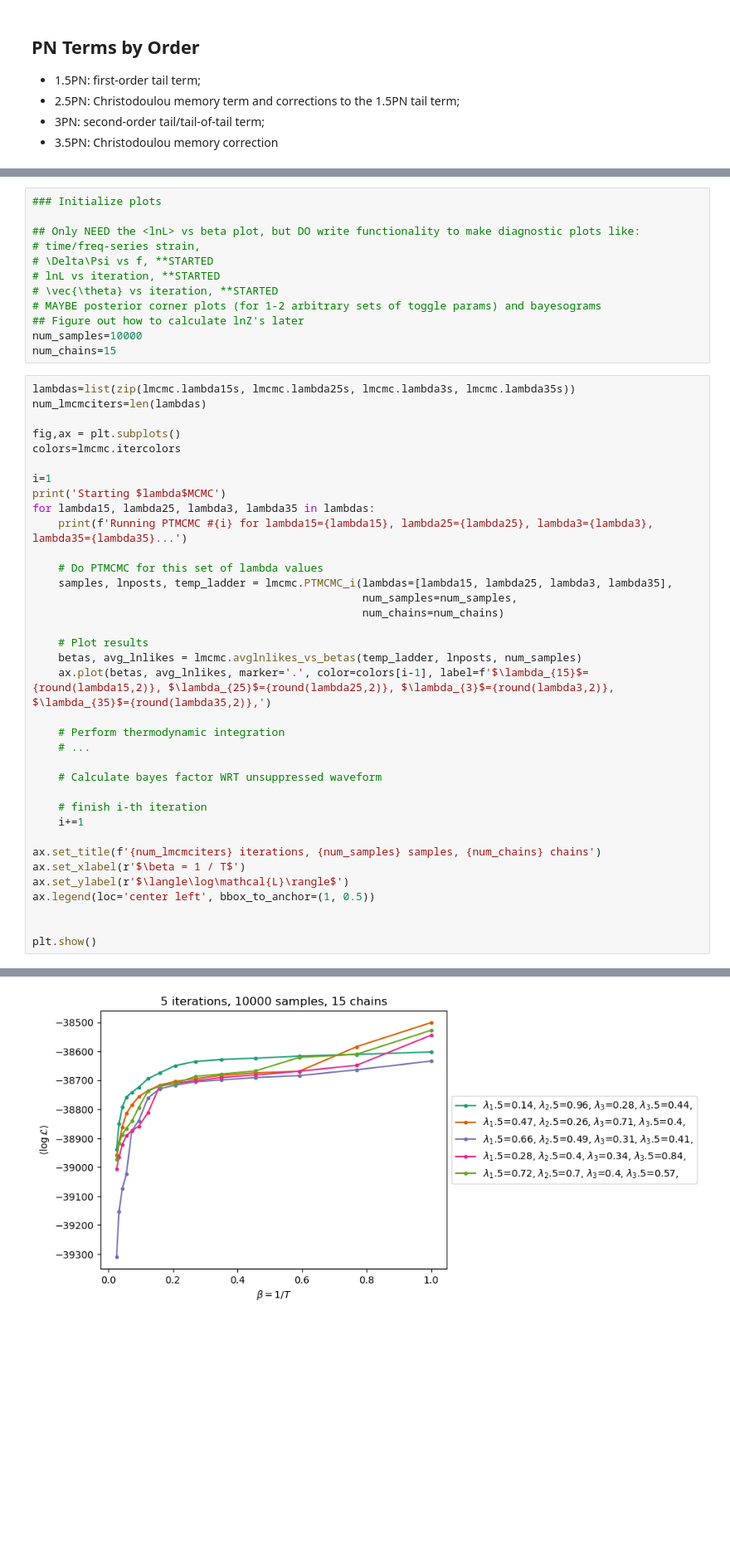
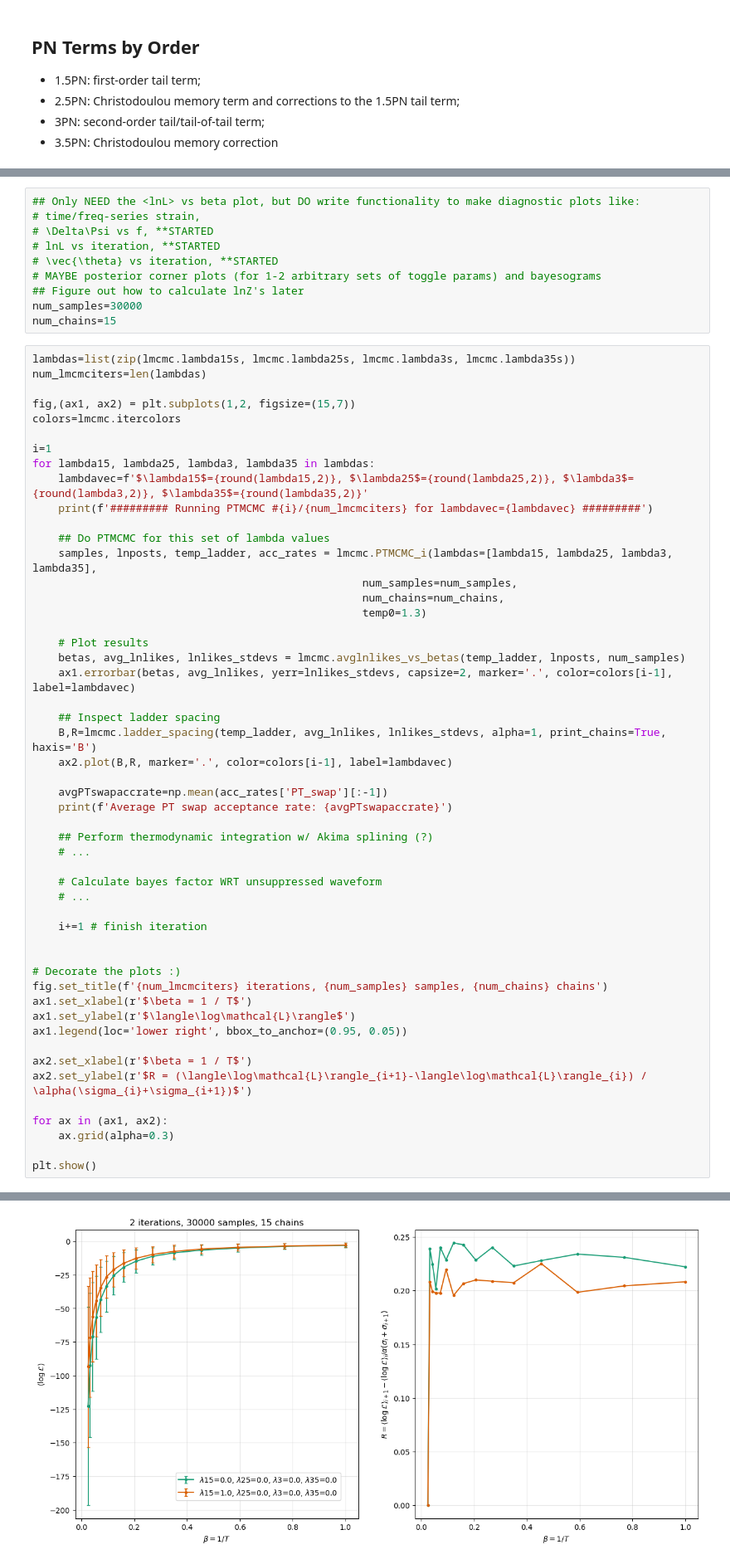
Before and after one commit to jimmy-gw/GWTails_ParameterEstimation, a Jupyter notebook: TAILSvsNOTAILS_MCMC.ipynb, the cells around one changed output, grey strips where cells are left out. Shown at 83% size. Cells and saved outputs as stored; diff of their text form; blank space fills up the shorter version.

```diff
--- a/TAILSvsNOTAILS_MCMC.ipynb
+++ b/TAILSvsNOTAILS_MCMC.ipynb
@@ -17,6 +18,4 @@ import seaborn as sns
 # %%
-### Initialize plots
-
 ## Only NEED the <lnL> vs beta plot, but DO write functionality to make diagnostic plots like:
 # time/freq-series strain,
 # \Delta\Psi vs f, **STARTED
@@ -24,42 +23,57 @@ import seaborn as sns
 # \vec{\theta} vs iteration, **STARTED
 # MAYBE posterior corner plots (for 1-2 arbitrary sets of toggle params) and bayesograms
 ## Figure out how to calculate lnZ's later
-num_samples=10000
+num_samples=30000
 num_chains=15
 # %%
 lambdas=list(zip(lmcmc.lambda15s, lmcmc.lambda25s, lmcmc.lambda3s, lmcmc.lambda35s))
 num_lmcmciters=len(lambdas)
 
-fig,ax = plt.subplots()
+fig,(ax1, ax2) = plt.subplots(1,2, figsize=(15,7))
 colors=lmcmc.itercolors
 
 i=1
-print('Starting $lambda$MCMC')
 for lambda15, lambda25, lambda3, lambda35 in lambdas:
-    print(f'Running PTMCMC #{i} for lambda15={lambda15}, lambda25={lambda25}, lambda3={lambda3}, lambda35={lambda35}...')
+    lambdavec=f'$\lambda15$={round(lambda15,2)}, $\lambda25$={round(lambda25,2)}, $\lambda3$={round(lambda3,2)}, $\lambda35$={round(lambda35,2)}'
+    print(f'######### Running PTMCMC #{i}/{num_lmcmciters} for lambdavec={lambdavec} #########')
 
-    # Do PTMCMC for this set of lambda values
-    samples, lnposts, temp_ladder = lmcmc.PTMCMC_i(lambdas=[lambda15, lambda25, lambda3, lambda35],
+    ## Do PTMCMC for this set of lambda values
+    samples, lnposts, temp_ladder, acc_rates = lmcmc.PTMCMC_i(lambdas=[lambda15, lambda25, lambda3, lambda35],
                                                    num_samples=num_samples,
-                                                   num_chains=num_chains)
+                                                   num_chains=num_chains,
+                                                   temp0=1.3)
 
     # Plot results
-    betas, avg_lnlikes = lmcmc.avglnlikes_vs_betas(temp_ladder, lnposts, num_samples)
-    ax.plot(betas, avg_lnlikes, marker='.', color=colors[i-1], label=f'$\lambda_{15}$={round(lambda15,2)}, $\lambda_{25}$={round(lambda25,2)}, $\lambda_{3}$={round(lambda3,2)}, $\lambda_{35}$={round(lambda35,2)},')
+    betas, avg_lnlikes, lnlikes_stdevs = lmcmc.avglnlikes_vs_betas(temp_ladder, lnposts, num_samples)
+    ax1.errorbar(betas, avg_lnlikes, yerr=lnlikes_stdevs, capsize=2, marker='.', color=colors[i-1], label=lambdavec)
 
-    # Perform thermodynamic integration
+    ## Inspect ladder spacing
+    B,R=lmcmc.ladder_spacing(temp_ladder, avg_lnlikes, lnlikes_stdevs, alpha=1, print_chains=True, haxis='B')
+    ax2.plot(B,R, marker='.', color=colors[i-1], label=lambdavec)
+
+    avgPTswapaccrate=np.mean(acc_rates['PT_swap'][:-1])
+    print(f'Average PT swap acceptance rate: {avgPTswapaccrate}')
+
+    ## Perform thermodynamic integration w/ Akima splining (?)
     # ...
 
     # Calculate bayes factor WRT unsuppressed waveform
+    # ...
 
-    # finish i-th iteration
-    i+=1
-
-ax.set_title(f'{num_lmcmciters} iterations, {num_samples} samples, {num_chains} chains')
-ax.set_xlabel(r'$\beta = 1 / T$')
-ax.set_ylabel(r'$\langle\log\mathcal{L}\rangle$')
-ax.legend(loc='center left', bbox_to_anchor=(1, 0.5))
+    i+=1 # finish iteration
 
 
+# Decorate the plots :)
+fig.set_title(f'{num_lmcmciters} iterations, {num_samples} samples, {num_chains} chains')
+ax1.set_xlabel(r'$\beta = 1 / T$')
+ax1.set_ylabel(r'$\langle\log\mathcal{L}\rangle$')
+ax1.legend(loc='lower right', bbox_to_anchor=(0.95, 0.05))
+
+ax2.set_xlabel(r'$\beta = 1 / T$')
+ax2.set_ylabel(r'$R = (\langle\log\mathcal{L}\rangle_{i+1}-\langle\log\mathcal{L}\rangle_{i}) / \alpha(\sigma_{i}+\sigma_{i+1})$')
+
+for ax in (ax1, ax2):
+    ax.grid(alpha=0.3)
+
 plt.show()
 # %% [output]
@@ -86 +97 @@ Final spin (Mf=-0.765936) and ISCO frequency of this syste
-[figure, old version]
+[figure, new version]
```
Also changed, not shown: parts of 2 cells of this notebook, 3 other files.
